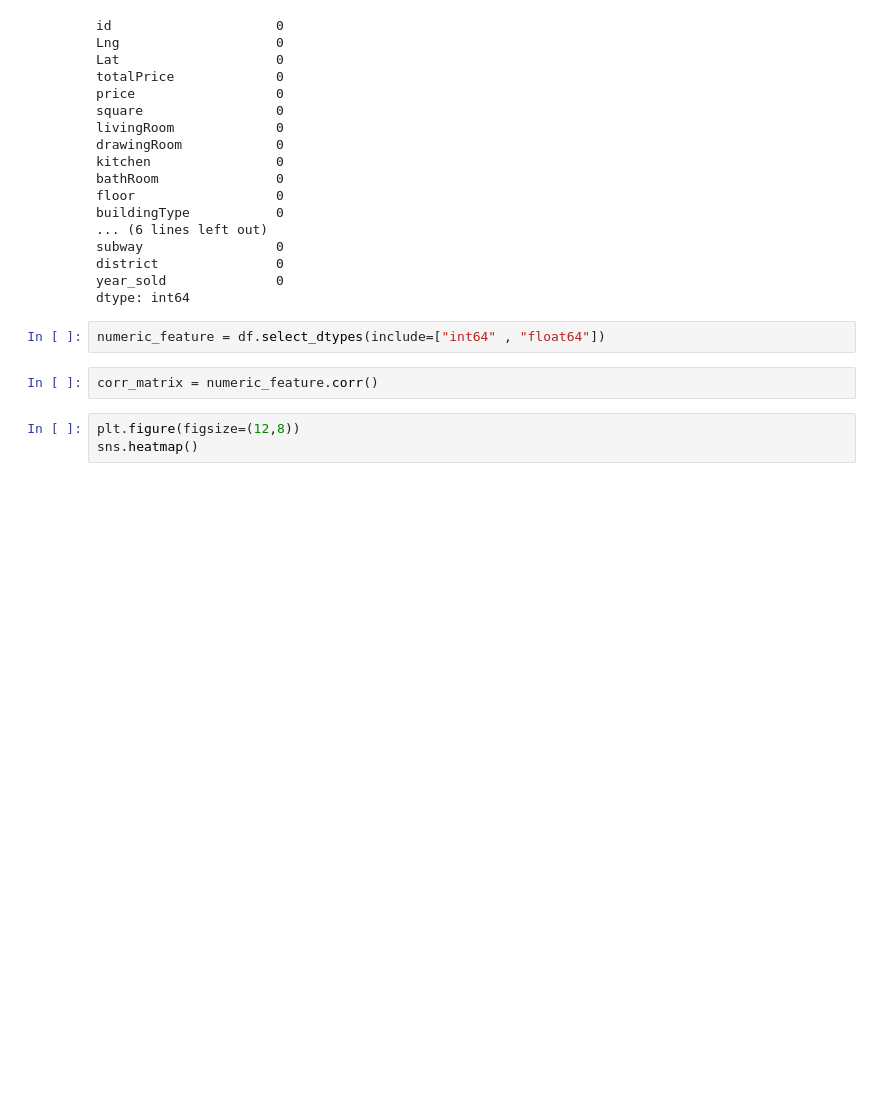
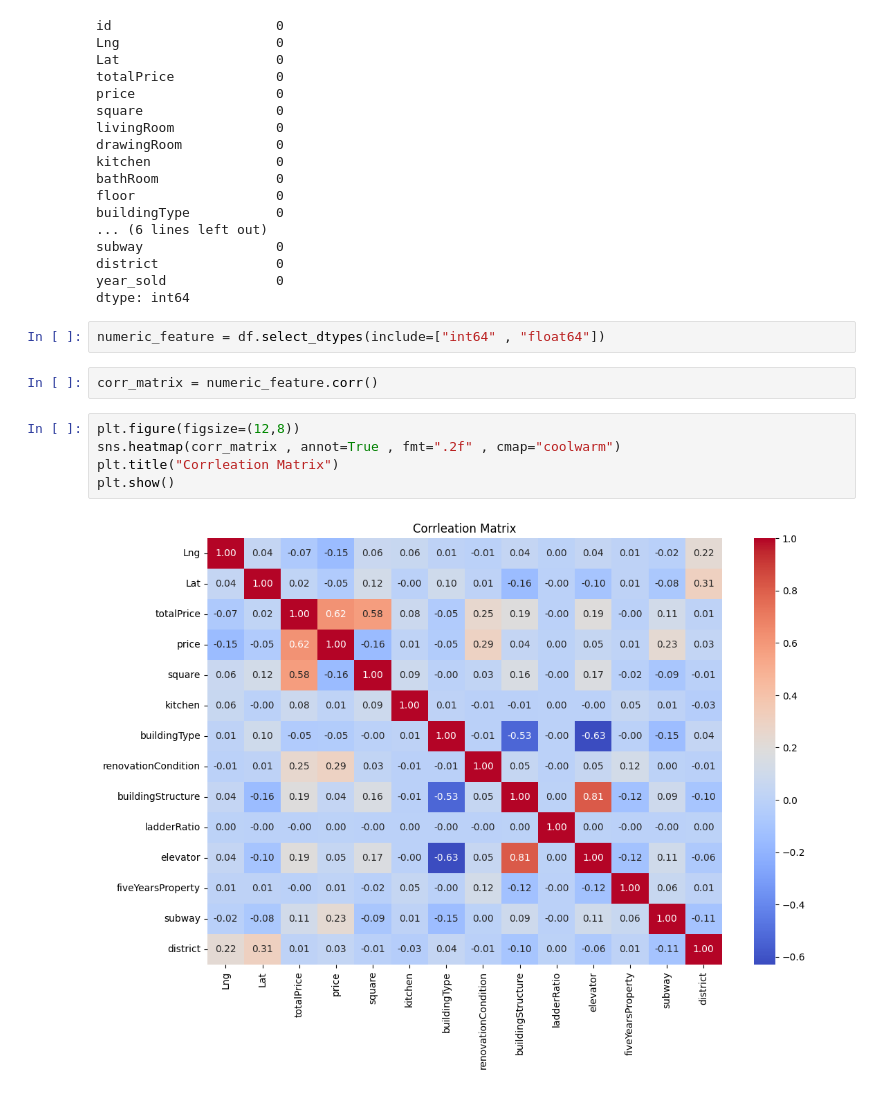
Before and after one commit to MehdiMarzooghian/Machine-Learning, a Jupyter notebook: ML_01.ipynb, the cells around one changed output. Cells and saved outputs as stored; diff of their text form; blank space fills up the shorter version.

```diff
--- a/ML_01.ipynb
+++ b/ML_01.ipynb
@@ -131,4 +131,8 @@ numeric_feature = df.select_dtypes(include=["int64" , "float64"])
 corr_matrix = numeric_feature.corr()
 # %%
 plt.figure(figsize=(12,8))
-sns.heatmap()
+sns.heatmap(corr_matrix , annot=True , fmt=".2f" , cmap="coolwarm")
+plt.title("Corrleation Matrix")
+plt.show()
+# %% [output]
+[figure, added]
```
